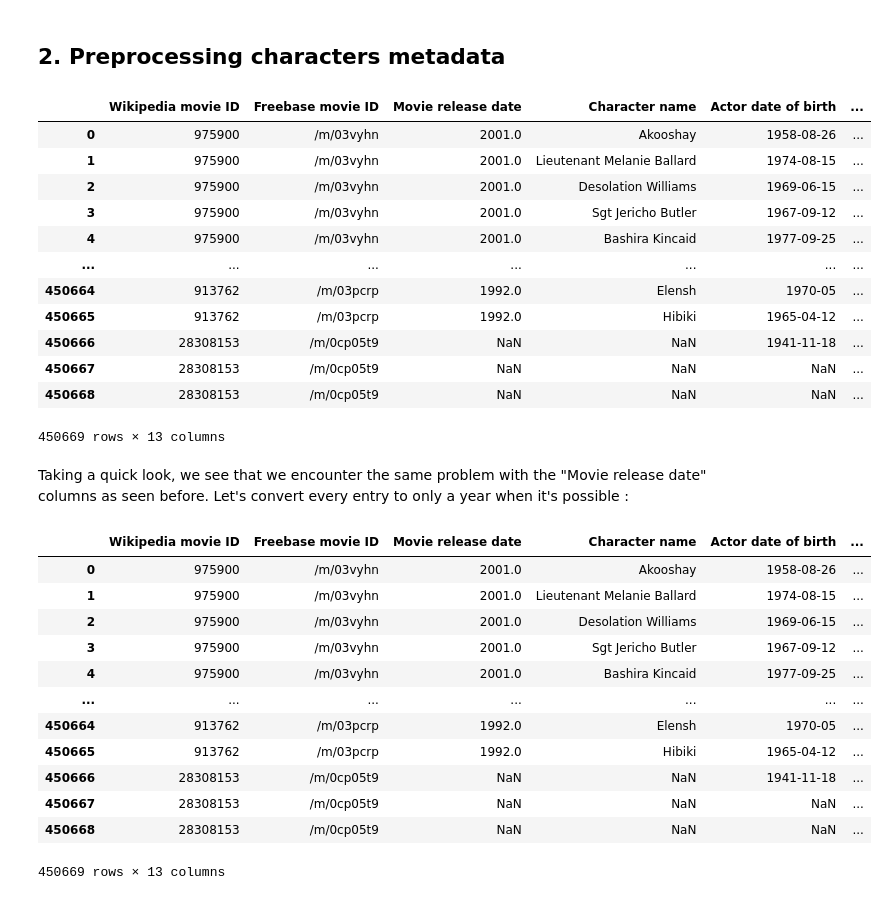
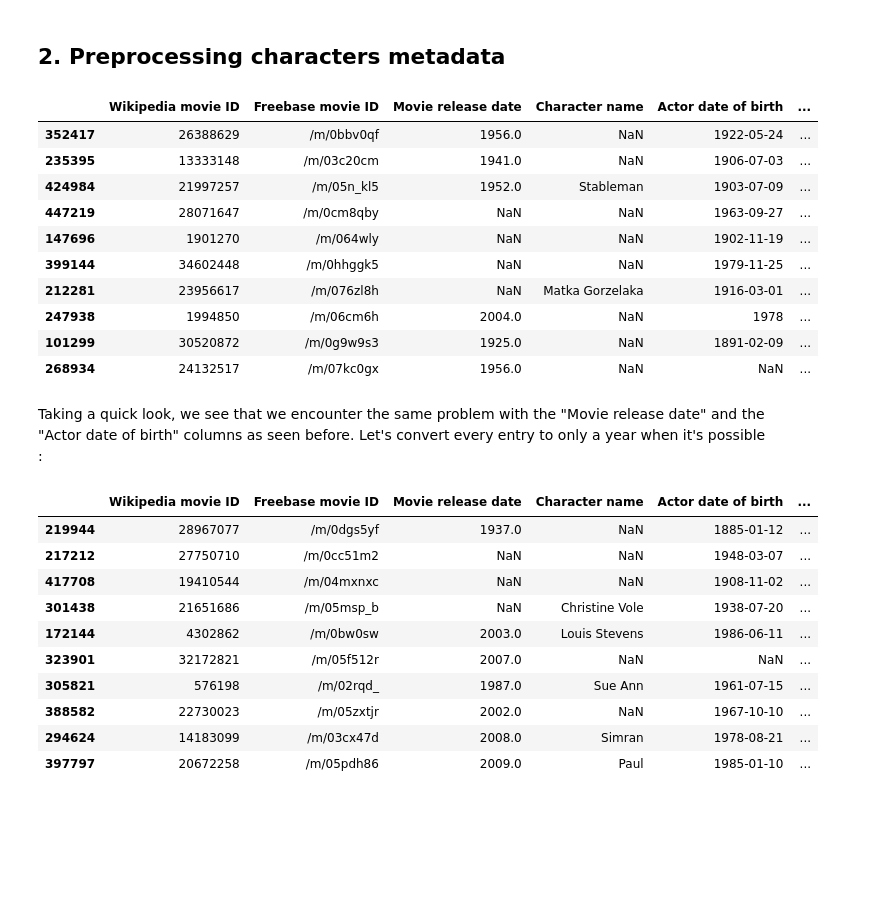
Before and after one commit to epfl-ada/ada-2023-project-workingteam2023, a Jupyter notebook: exploration/main.ipynb, the cells around one changed output. Drawn from its saved outputs; the diff is of its cells as text; code cells hidden in the pictures; blank space fills up the shorter version.

```diff
--- a/exploration/main.ipynb
+++ b/exploration/main.ipynb
@@ -133,40 +149,38 @@ Now, we have a proper dataframe containing metadata and plot summaries about mov
 # %% [markdown]
 ## 2. Preprocessing characters metadata
 # %%
-character_metadata
+character_metadata.sample(10)
 # %% [output]
 |  | Wikipedia movie ID | Freebase movie ID | Movie release date | Character name | Actor date of birth | ... |
-| 0 | 975900 | /m/03vyhn | 2001.0 | Akooshay | 1958-08-26 | ... |
-| 1 | 975900 | /m/03vyhn | 2001.0 | Lieutenant Melanie Ballard | 1974-08-15 | ... |
-| 2 | 975900 | /m/03vyhn | 2001.0 | Desolation Williams | 1969-06-15 | ... |
-| 3 | 975900 | /m/03vyhn | 2001.0 | Sgt Jericho Butler | 1967-09-12 | ... |
-| 4 | 975900 | /m/03vyhn | 2001.0 | Bashira Kincaid | 1977-09-25 | ... |
-| ... | ... | ... | ... | ... | ... | ... |
-| 450664 | 913762 | /m/03pcrp | 1992.0 | Elensh | 1970-05 | ... |
-| 450665 | 913762 | /m/03pcrp | 1992.0 | Hibiki | 1965-04-12 | ... |
-| 450666 | 28308153 | /m/0cp05t9 | NaN | NaN | 1941-11-18 | ... |
-| 450667 | 28308153 | /m/0cp05t9 | NaN | NaN | NaN | ... |
-| 450668 | 28308153 | /m/0cp05t9 | NaN | NaN | NaN | ... |
+| 352417 | 26388629 | /m/0bbv0qf | 1956.0 | NaN | 1922-05-24 | ... |
+| 235395 | 13333148 | /m/03c20cm | 1941.0 | NaN | 1906-07-03 | ... |
+| 424984 | 21997257 | /m/05n_kl5 | 1952.0 | Stableman | 1903-07-09 | ... |
+| 447219 | 28071647 | /m/0cm8qby | NaN | NaN | 1963-09-27 | ... |
+| 147696 | 1901270 | /m/064wly | NaN | NaN | 1902-11-19 | ... |
+| 399144 | 34602448 | /m/0hhggk5 | NaN | NaN | 1979-11-25 | ... |
+| 212281 | 23956617 | /m/076zl8h | NaN | Matka Gorzelaka | 1916-03-01 | ... |
+| 247938 | 1994850 | /m/06cm6h | 2004.0 | NaN | 1978 | ... |
+| 101299 | 30520872 | /m/0g9w9s3 | 1925.0 | NaN | 1891-02-09 | ... |
+| 268934 | 24132517 | /m/07kc0gx | 1956.0 | NaN | NaN | ... |
-450669 rows × 13 columns
 # %% [markdown]
-Taking a quick look, we see that we encounter the same problem with the "Movie release date" columns as seen before. Let's convert every entry to only a year when it's possible :
+Taking a quick look, we see that we encounter the same problem with the "Movie release date" and the "Actor date of birth" columns as seen before. Let's convert every entry to only a year when it's possible :
 # %%
-#  Converting the column 'Movie released date' to datetime
+# Converting the columns 'Movie released date' and 'Actor date of birth' to datetime
 character_metadata['Movie release date'] = pd.to_datetime(character_metadata['Movie release date'], errors='coerce')
 character_metadata['Movie release date'] = character_metadata['Movie release date'].dt.year
+character_metadata['Actor date of birth'] = pd.to_datetime(character_metadata['Actor date of birth'], errors='coerce')
+character_metadata['Actor date of birth'] = character_metadata['Actor date of birth'].dt.year
 # %%
-character_metadata
+character_metadata.sample(10)
 # %% [output]
 |  | Wikipedia movie ID | Freebase movie ID | Movie release date | Character name | Actor date of birth | ... |
-| 0 | 975900 | /m/03vyhn | 2001.0 | Akooshay | 1958-08-26 | ... |
-| 1 | 975900 | /m/03vyhn | 2001.0 | Lieutenant Melanie Ballard | 1974-08-15 | ... |
-| 2 | 975900 | /m/03vyhn | 2001.0 | Desolation Williams | 1969-06-15 | ... |
-| 3 | 975900 | /m/03vyhn | 2001.0 | Sgt Jericho Butler | 1967-09-12 | ... |
-| 4 | 975900 | /m/03vyhn | 2001.0 | Bashira Kincaid | 1977-09-25 | ... |
-| ... | ... | ... | ... | ... | ... | ... |
-| 450664 | 913762 | /m/03pcrp | 1992.0 | Elensh | 1970-05 | ... |
-| 450665 | 913762 | /m/03pcrp | 1992.0 | Hibiki | 1965-04-12 | ... |
-| 450666 | 28308153 | /m/0cp05t9 | NaN | NaN | 1941-11-18 | ... |
-| 450667 | 28308153 | /m/0cp05t9 | NaN | NaN | NaN | ... |
-| 450668 | 28308153 | /m/0cp05t9 | NaN | NaN | NaN | ... |
+| 219944 | 28967077 | /m/0dgs5yf | 1937.0 | NaN | 1885-01-12 | ... |
+| 217212 | 27750710 | /m/0cc51m2 | NaN | NaN | 1948-03-07 | ... |
+| 417708 | 19410544 | /m/04mxnxc | NaN | NaN | 1908-11-02 | ... |
+| 301438 | 21651686 | /m/05msp_b | NaN | Christine Vole | 1938-07-20 | ... |
+| 172144 | 4302862 | /m/0bw0sw | 2003.0 | Louis Stevens | 1986-06-11 | ... |
+| 323901 | 32172821 | /m/05f512r | 2007.0 | NaN | NaN | ... |
+| 305821 | 576198 | /m/02rqd_ | 1987.0 | Sue Ann | 1961-07-15 | ... |
+| 388582 | 22730023 | /m/05zxtjr | 2002.0 | NaN | 1967-10-10 | ... |
+| 294624 | 14183099 | /m/03cx47d | 2008.0 | Simran | 1978-08-21 | ... |
+| 397797 | 20672258 | /m/05pdh86 | 2009.0 | Paul | 1985-01-10 | ... |
-450669 rows × 13 columns
```
Also changed, not shown: parts of 9 cells of this notebook, 1 other file.
